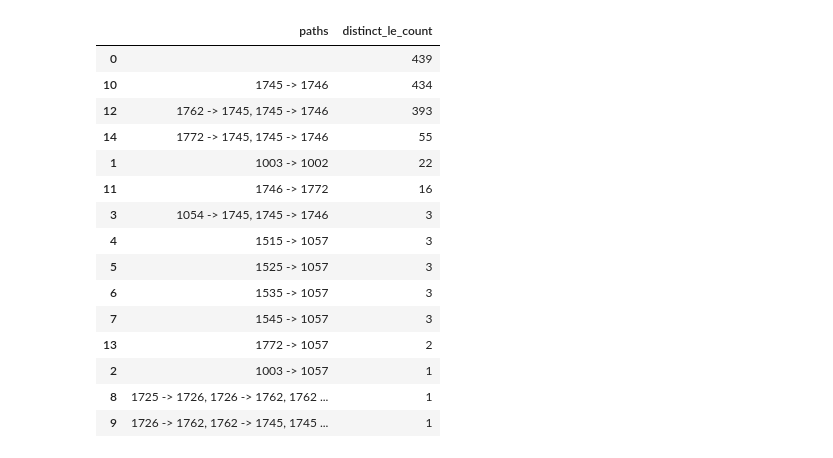
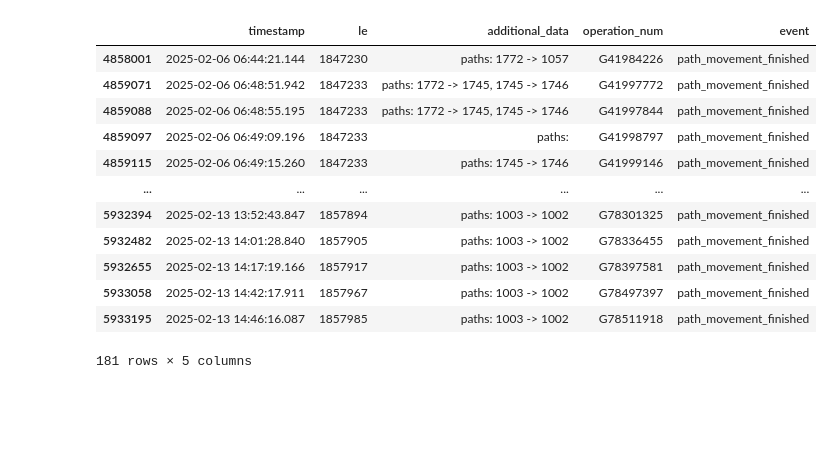
Before and after one commit to hseptiani/iis-seminar, a Jupyter notebook: analysis.ipynb, the cells around one changed output. Cells and saved outputs as stored; diff of their text form; code cells hidden in the pictures; blank space fills up the shorter version.

Commit message:
change collumn name in handle request to improve consistency, remove unnecessary comment

```diff
--- a/analysis.ipynb
+++ b/analysis.ipynb
@@ -127,51 +119,59 @@ def format_paths(path_list):
     return ''
 
 # run the formatting only once, if needed to refresh the dataframe then re-do from the top
-# dt_path_movement_finished['paths'] = dt_path_movement_finished['paths'].apply(format_paths)
+dt_path_movement_finished['paths'] = dt_path_movement_finished['paths'].apply(format_paths)
 # %%
 # combine several table to know the movement of each le
 
-start_df = dt_start_handle_request[['timestamp', 'le', 'force_check']].copy()
+start_df = dt_start_handle_request[['timestamp', 'mfs_id', 'force_check', 'operation_num']].copy()
+start_df.rename(columns={'mfs_id': 'le'}, inplace=True)
 start_df.rename(columns={'force_check': 'additional_data'}, inplace=True)
 start_df['additional_data'] = 'force_check: ' + start_df['additional_data'].astype(str)
 start_df['event'] = 'start_handle_request'
 
-end_df = dt_end_handle_request[['timestamp', 'le', 'result']].copy()
+end_df = dt_end_handle_request[['timestamp', 'mfs_id', 'result', 'operation_num']].copy()
+end_df.rename(columns={'mfs_id': 'le'}, inplace=True)
 end_df.rename(columns={'result': 'additional_data'}, inplace=True)
 end_df['additional_data'] = 'result: ' + end_df['additional_data'].astype(str)
 end_df['event'] = 'end_handle_request'
 
 # use the split instead of the original so there is no multiple value in le column
-execute_rbg_df = dt_execute_rbg_split[['timestamp', 'le', 'fail_status']].copy()
+execute_rbg_df = dt_execute_rbg_split[['timestamp', 'le', 'fail_status', 'operation_num']].copy()
 execute_rbg_df.rename(columns={'fail_status': 'additional_data'}, inplace=True)
 execute_rbg_df['additional_data'] = 'fail_status: ' + execute_rbg_df['additional_data'].astype(str)
 execute_rbg_df['event'] = 'execute_rbg'
 
-path_movement_df = dt_path_movement_finished[['timestamp', 'mfs_id', 'paths']].copy()
+path_movement_df = dt_path_movement_finished[['timestamp', 'mfs_id', 'paths', 'operation_num']].copy()
 path_movement_df.rename(columns={'mfs_id': 'le'}, inplace=True)
 path_movement_df.rename(columns={'paths': 'additional_data'}, inplace=True)
 path_movement_df['additional_data'] = 'paths: ' + path_movement_df['additional_data'].astype(str)
 path_movement_df['event'] = 'path_movement_finished'
 
-position_df = dt_is_position_ok[['timestamp', 'id', 'status']].copy()
+position_df = dt_is_position_ok[['timestamp', 'id', 'status', 'operation_num']].copy()
 position_df.rename(columns={'id': 'le'}, inplace=True)
 position_df.rename(columns={'status': 'additional_data'}, inplace=True)
 position_df['additional_data'] = 'status: ' + position_df['additional_data'].astype(str)
 position_df['event'] = 'is_position_ok'
 
-check_sequence_df = dt_check_sequence[['timestamp', 'id', 'returned']].copy()
+check_sequence_df = dt_check_sequence[['timestamp', 'id', 'returned', 'operation_num']].copy()
 check_sequence_df.rename(columns={'id': 'le'}, inplace=True)
 check_sequence_df.rename(columns={'returned': 'additional_data'}, inplace=True)
 check_sequence_df['additional_data'] = 'returned: ' + check_sequence_df['additional_data'].astype(str)
 check_sequence_df['event'] = 'check_sequence'
 
-is_vb_ok_df = dt_is_vb_ok[['timestamp', 'id', 'data']].copy()
+is_vb_ok_df = dt_is_vb_ok[['timestamp', 'id', 'data', 'operation_num']].copy()
 is_vb_ok_df.rename(columns={'id': 'le'}, inplace=True)
 is_vb_ok_df.rename(columns={'data': 'additional_data'}, inplace=True)
 is_vb_ok_df['additional_data'] = 'data: ' + is_vb_ok_df['additional_data'].astype(str)
 is_vb_ok_df['event'] = 'is_vb_ok'
 
-combined_le_df = pd.concat([start_df, end_df, execute_rbg_df, path_movement_df, position_df, check_sequence_df, is_vb_ok_df], ignore_index=True)
+get_set_nio_df = dt_get_set_nio[['timestamp', 'id', 'send_to', 'operation_num']].copy()
+get_set_nio_df.rename(columns={'id': 'le'}, inplace=True)
+get_set_nio_df.rename(columns={'send_to': 'additional_data'}, inplace=True)
+get_set_nio_df['additional_data'] = 'send to: ' + get_set_nio_df['additional_data'].astype(str)
+get_set_nio_df['event'] = 'get_set_nio'
+
+combined_le_df = pd.concat([start_df, end_df, execute_rbg_df, path_movement_df, position_df, check_sequence_df, is_vb_ok_df, get_set_nio_df], ignore_index=True)
 combined_le_df = combined_le_df.sort_values(by=['le', 'timestamp'])
 
 # Helper to remove consecutive duplicates
@@ -210,4 +210,4 @@ le_event_summary = (
 
 # Optional: Add duration in seconds
 le_event_summary['duration_sec'] = (le_event_summary['last_timestamp'] - le_event_summary['first_timestamp']).dt.total_seconds()
-# 11278 unique le
+# 11280 unique le
@@ -312,49 +376,45 @@ print(le_event_distribution_df)
 # %%
 # LE that has only 1 unique event
-
 
 # Filter for LEs that only have 1 unique event type
 le_with_one_event_type = le_event_type_counts[le_event_type_counts == 1].index
 
 # Optionally, filter the original DataFrame to see the rows
 combined_single_event_le_df = combined_le_df[combined_le_df['le'].isin(le_with_one_event_type)]
 
 # to find the distinct paths from le that only has one event_count
 filtered = dt_path_movement_finished[(dt_path_movement_finished['mfs_id'].isin(le_with_one_event_type))]
 distinct_paths = filtered[['mfs_id', 'paths']].drop_duplicates()
-distinct_paths = distinct_paths[distinct_paths['paths'] == '1525 -> 1057']
-
-# Get the unique mfs_ids as strings
-mfs_ids_to_1772 = distinct_paths['mfs_id'].astype(str).unique()
+mfs_ids_to_1772 = distinct_paths[distinct_paths['paths'] == '1746 -> 1772']['mfs_id'].unique()
+mfs_ids_to_1057 = distinct_paths[distinct_paths['paths'].isin(['1772 -> 1057', '1003 -> 1057'])]['mfs_id'].unique()
+mfs_ids_to_1002 = distinct_paths[distinct_paths['paths'] == '1003 -> 1002']['mfs_id'].unique()
+mfs_ids_to_null = distinct_paths[distinct_paths['paths'] == '']['mfs_id'].unique()
 
 distinct_path_le_counts = (
     filtered
     .groupby('paths')['mfs_id']
     .nunique()
     .reset_index(name='distinct_le_count')
     .sort_values(by='distinct_le_count', ascending=False)
 )
 
 # View the result
-# combined_single_event_le_df
+combined_single_event_le_df
 # distinct_paths
-distinct_path_le_counts
+# distinct_path_le_counts
 # combined_le_df[combined_le_df['le'] == '1847230']
 # combined_alert_df[combined_alert_df['text'].astype(str).str.contains('1847230')]
 # %% [output]
-|  | paths | distinct_le_count |
-| 0 |  | 439 |
-| 10 | 1745 -> 1746 | 434 |
-| 12 | 1762 -> 1745, 1745 -> 1746 | 393 |
-| 14 | 1772 -> 1745, 1745 -> 1746 | 55 |
-| 1 | 1003 -> 1002 | 22 |
-| 11 | 1746 -> 1772 | 16 |
-| 3 | 1054 -> 1745, 1745 -> 1746 | 3 |
-| 4 | 1515 -> 1057 | 3 |
-| 5 | 1525 -> 1057 | 3 |
-| 6 | 1535 -> 1057 | 3 |
-| 7 | 1545 -> 1057 | 3 |
-| 13 | 1772 -> 1057 | 2 |
-| 2 | 1003 -> 1057 | 1 |
-| 8 | 1725 -> 1726, 1726 -> 1762, 1762 ... | 1 |
-| 9 | 1726 -> 1762, 1762 -> 1745, 1745 ... | 1 |
+|  | timestamp | le | additional_data | operation_num | event |
+| 4858001 | 2025-02-06 06:44:21.144 | 1847230 | paths: 1772 -> 1057 | G41984226 | path_movement_finished |
+| 4859071 | 2025-02-06 06:48:51.942 | 1847233 | paths: 1772 -> 1745, 1745 -> 1746 | G41997772 | path_movement_finished |
+| 4859088 | 2025-02-06 06:48:55.195 | 1847233 | paths: 1772 -> 1745, 1745 -> 1746 | G41997844 | path_movement_finished |
+| 4859097 | 2025-02-06 06:49:09.196 | 1847233 | paths: | G41998797 | path_movement_finished |
+| 4859115 | 2025-02-06 06:49:15.260 | 1847233 | paths: 1745 -> 1746 | G41999146 | path_movement_finished |
+| ... | ... | ... | ... | ... | ... |
+| 5932394 | 2025-02-13 13:52:43.847 | 1857894 | paths: 1003 -> 1002 | G78301325 | path_movement_finished |
+| 5932482 | 2025-02-13 14:01:28.840 | 1857905 | paths: 1003 -> 1002 | G78336455 | path_movement_finished |
+| 5932655 | 2025-02-13 14:17:19.166 | 1857917 | paths: 1003 -> 1002 | G78397581 | path_movement_finished |
+| 5933058 | 2025-02-13 14:42:17.911 | 1857967 | paths: 1003 -> 1002 | G78497397 | path_movement_finished |
+| 5933195 | 2025-02-13 14:46:16.087 | 1857985 | paths: 1003 -> 1002 | G78511918 | path_movement_finished |
+181 rows × 5 columns
```
Also changed, not shown: parts of 29 cells of this notebook, 18 other files.
